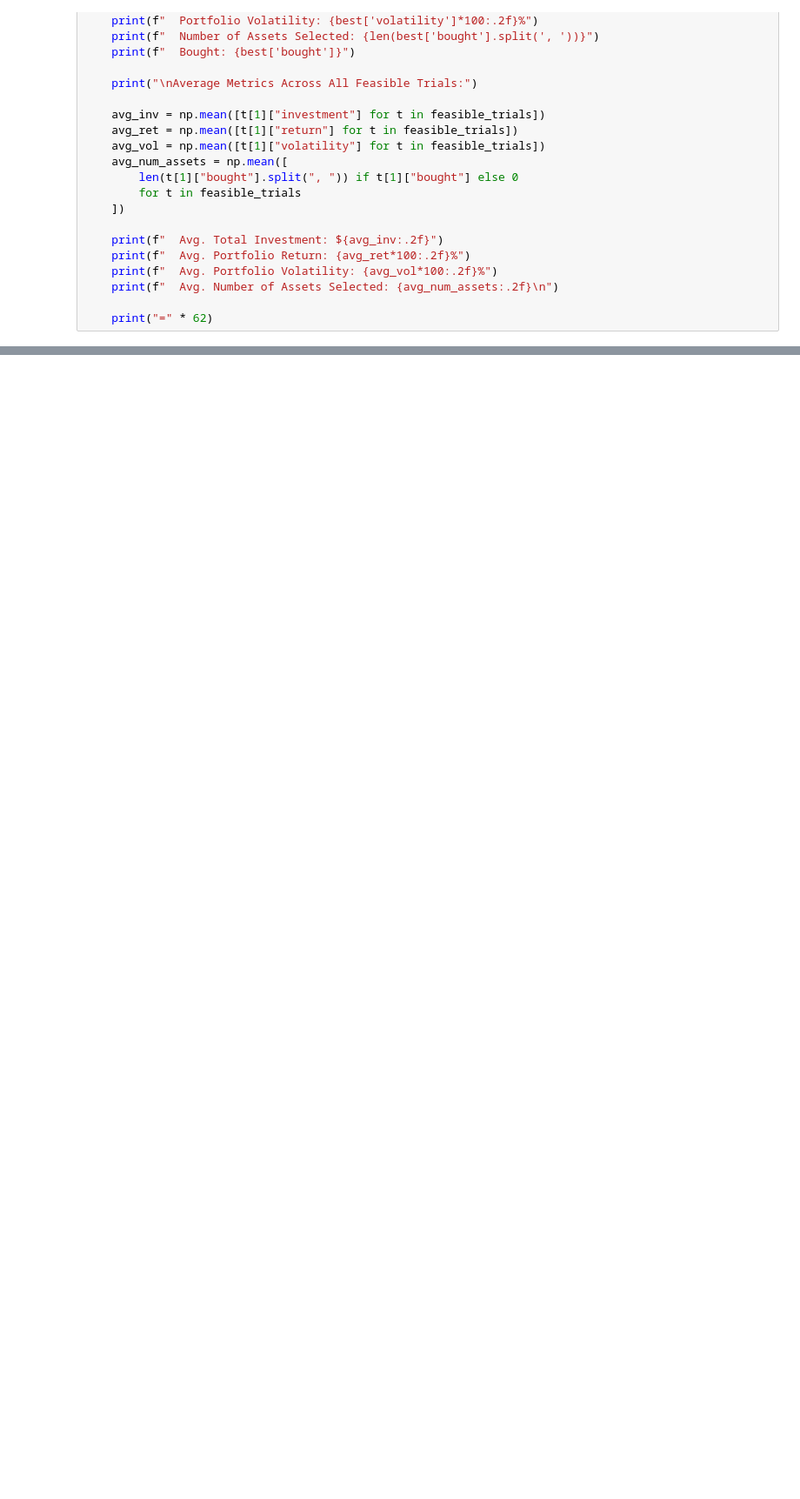
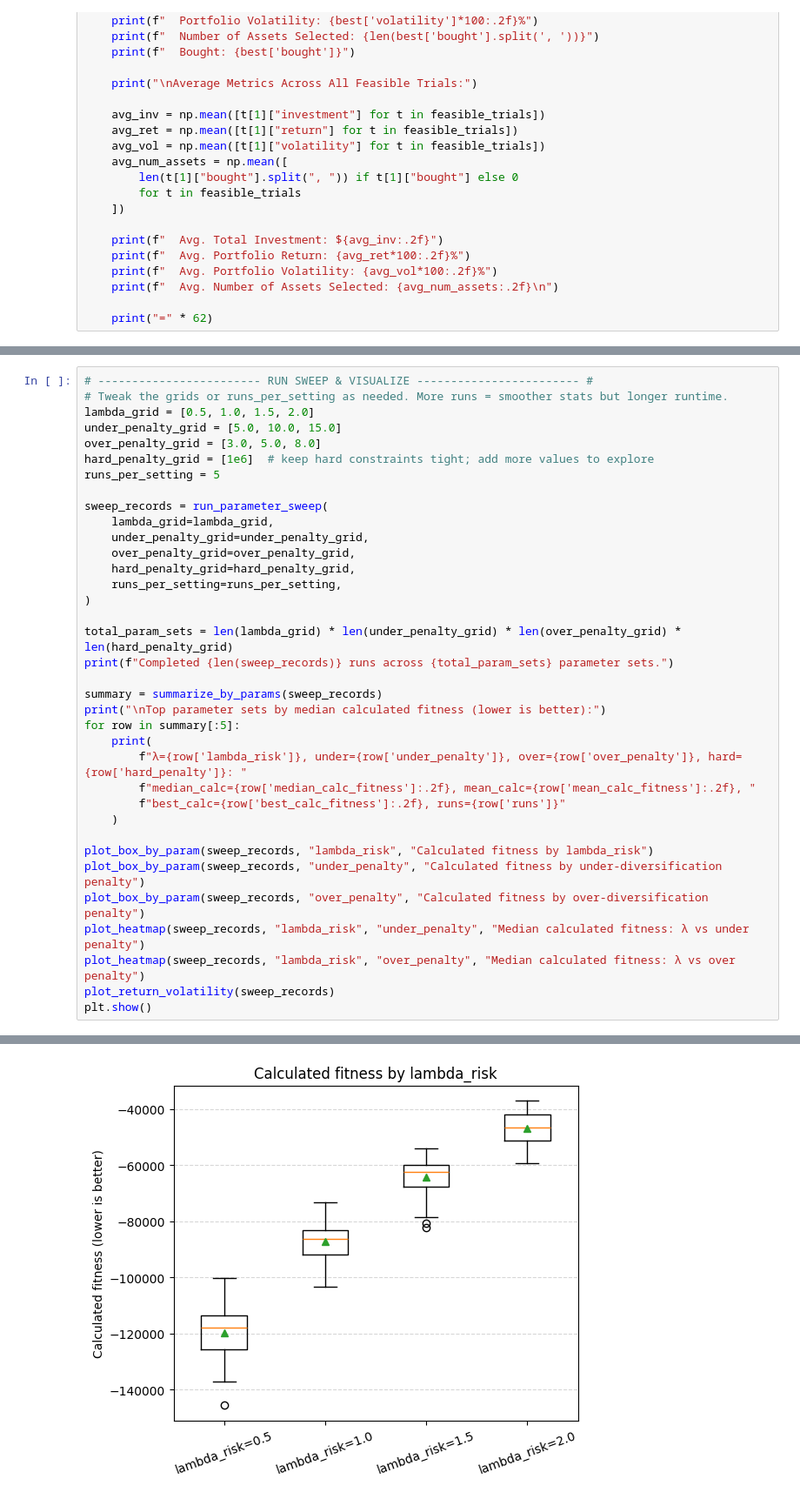
Before and after one commit to hemanskolla/IS-BQPhy-Optimization-Proj-F25, a Jupyter notebook: notebook.ipynb, the cells around one changed output, grey strips where cells are left out. Shown at 87% size. Cells and saved outputs as stored; diff of their text form; blank space fills up the shorter version.

Commit message:
Revert "added visualizations"
This reverts commit d8416105d05ae4709570be333d5458d08479f374.

```diff
--- a/notebook.ipynb
+++ b/notebook.ipynb
@@ -335,0 +489,37 @@ VTI – Vanguard Total Stock Market ETF
+# %%
+# ------------------------ RUN SWEEP & VISUALIZE ------------------------ #
+# Tweak the grids or runs_per_setting as needed. More runs = smoother stats but longer runtime.
+lambda_grid = [0.5, 1.0, 1.5, 2.0]
+under_penalty_grid = [5.0, 10.0, 15.0]
+over_penalty_grid = [3.0, 5.0, 8.0]
+hard_penalty_grid = [1e6]  # keep hard constraints tight; add more values to explore
+runs_per_setting = 5
+
+sweep_records = run_parameter_sweep(
+    lambda_grid=lambda_grid,
+    under_penalty_grid=under_penalty_grid,
+    over_penalty_grid=over_penalty_grid,
+    hard_penalty_grid=hard_penalty_grid,
+    runs_per_setting=runs_per_setting,
+)
+
+total_param_sets = len(lambda_grid) * len(under_penalty_grid) * len(over_penalty_grid) * len(hard_penalty_grid)
+print(f"Completed {len(sweep_records)} runs across {total_param_sets} parameter sets.")
+
+summary = summarize_by_params(sweep_records)
+print("\nTop parameter sets by median calculated fitness (lower is better):")
+for row in summary[:5]:
+    print(
+        f"λ={row['lambda_risk']}, under={row['under_penalty']}, over={row['over_penalty']}, hard={row['hard_penalty']}: "
+        f"median_calc={row['median_calc_fitness']:.2f}, mean_calc={row['mean_calc_fitness']:.2f}, "
+        f"best_calc={row['best_calc_fitness']:.2f}, runs={row['runs']}"
+    )
+
+plot_box_by_param(sweep_records, "lambda_risk", "Calculated fitness by lambda_risk")
+plot_box_by_param(sweep_records, "under_penalty", "Calculated fitness by under-diversification penalty")
+plot_box_by_param(sweep_records, "over_penalty", "Calculated fitness by over-diversification penalty")
+plot_heatmap(sweep_records, "lambda_risk", "under_penalty", "Median calculated fitness: λ vs under penalty")
+plot_heatmap(sweep_records, "lambda_risk", "over_penalty", "Median calculated fitness: λ vs over penalty")
+plot_return_volatility(sweep_records)
+plt.show()
+# %% [output]
@@ -335,0 +534 @@ VTI – Vanguard Total Stock Market ETF
+[figure, added]
```
Also changed, not shown: parts of 4 cells of this notebook.
